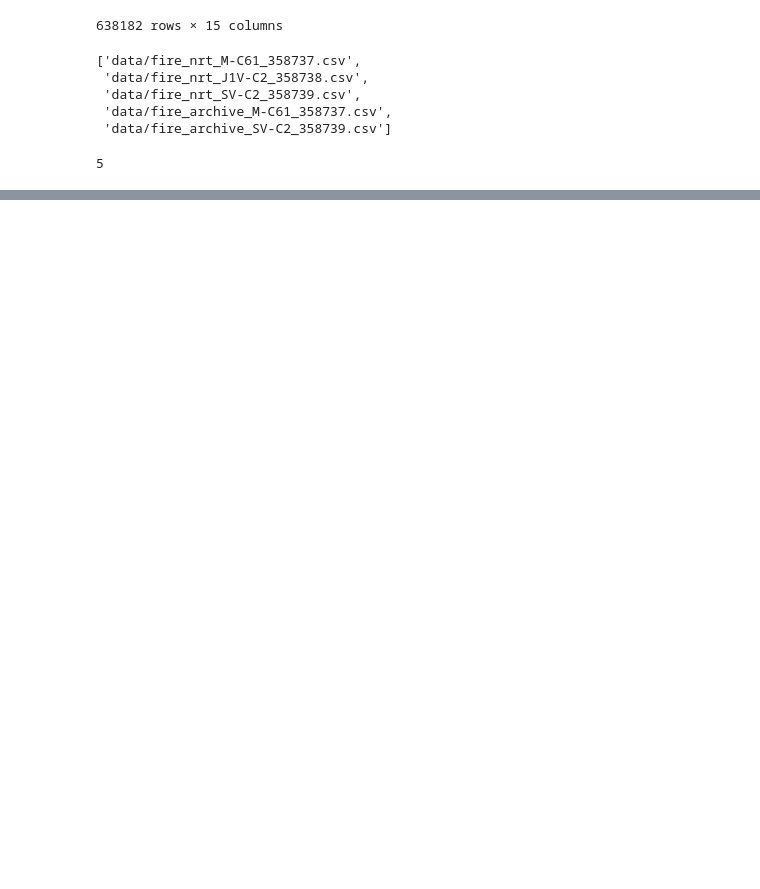
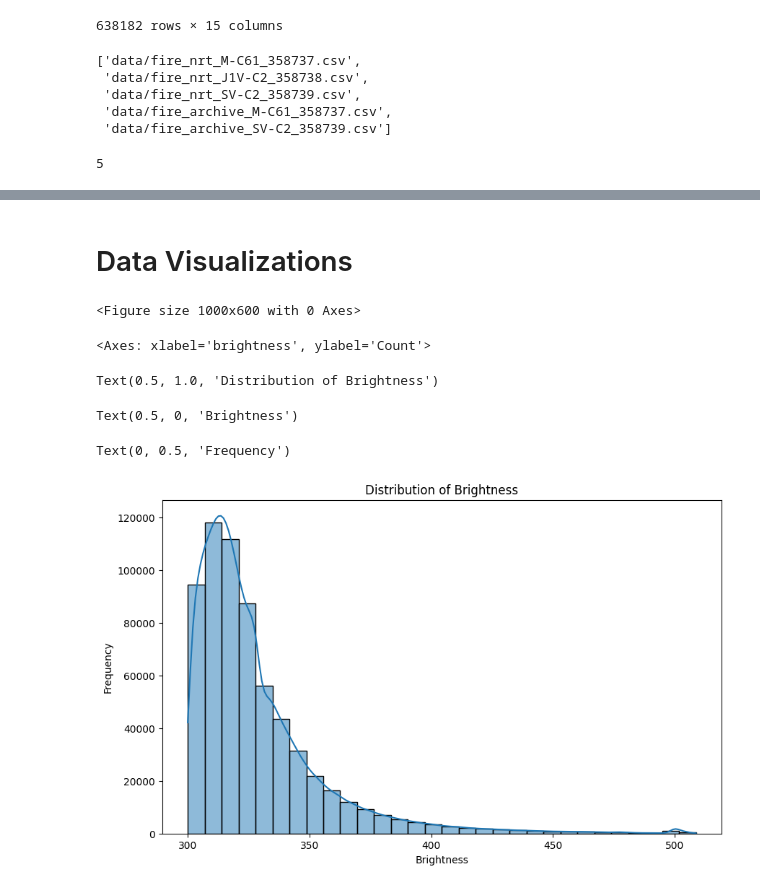
Before and after one commit to FormulaMonks/wildfire-predictor, a Jupyter notebook: dataset_creator.ipynb, the cells around one changed output, grey strips where cells are left out. Cells and saved outputs as stored; diff of their text form; code cells hidden in the pictures; blank space fills up the shorter version.

```diff
--- a/dataset_creator.ipynb
+++ b/dataset_creator.ipynb
@@ -89,3 +89,6 @@ filestats.sort_values(by=['start', 'instrument'])
 | 1 | data/fire_nrt_J1V-C2_358738.csv | fire_nrt_J1V-C2_358738.csv | 2056103 | 14 | 2019-12-04 | 2023-06-18 | 1 | VIIRS | 2.0NRT | 1199175 | ... |
 | 2 | data/fire_nrt_SV-C2_358739.csv | fire_nrt_SV-C2_358739.csv | 325965 | 14 | 2022-09-01 | 2023-06-18 | N | VIIRS | 2.0NRT | 280451 | ... |
 | 0 | data/fire_nrt_M-C61_358737.csv | fire_nrt_M-C61_358737.csv | 39961 | 14 | 2023-01-01 | 2023-06-18 | Terra | MODIS | 6.1NRT | 39285 | ... |
+# %%
+data = pd.read_csv("data/fire_archive_M-C61_358737.csv")
+data
@@ -91,0 +125,2 @@ filestats.sort_values(by=['start', 'instrument'])
+# %% [markdown]
+# Data Visualizations
@@ -91,0 +131,15 @@ filestats.sort_values(by=['start', 'instrument'])
+# %%
+# Create a histogram of brightness
+plt.figure(figsize=(10, 6))
+sns.histplot(data['brightness'], bins=30, kde=True)
+plt.title('Distribution of Brightness')
+plt.xlabel('Brightness')
+plt.ylabel('Frequency')
+plt.show()
+# %% [output]
+<Figure size 1000x600 with 0 Axes>
+<Axes: xlabel='brightness', ylabel='Count'>
+Text(0.5, 1.0, 'Distribution of Brightness')
+Text(0.5, 0, 'Brightness')
+Text(0, 0.5, 'Frequency')
+[figure, added]
```
Also changed, not shown: parts of 22 cells of this notebook, 2 other files.
